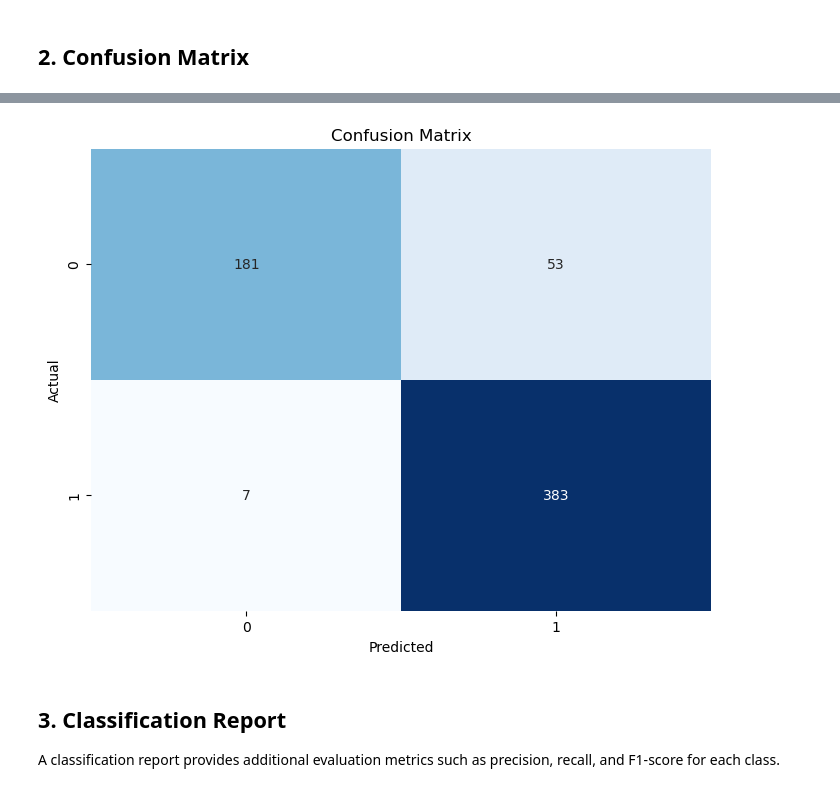
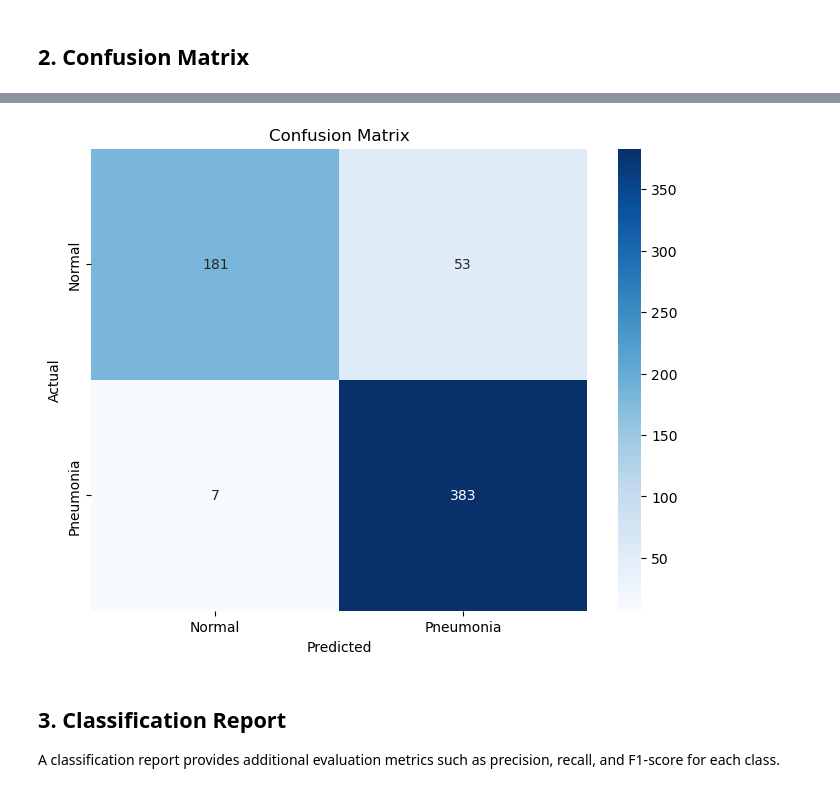
Before and after one commit to Ivan3864/Pneumonia-Detection, a Jupyter notebook: notebook.ipynb, the cells around one changed output, grey strips where cells are left out. Cells and saved outputs as stored; diff of their text form; code cells hidden in the pictures.

Commit message:
Sample predictions visualizations

```diff
--- a/notebook.ipynb
+++ b/notebook.ipynb
@@ -614,19 +615,16 @@ Test Accuracy: 90.38%
 ## 2. Confusion Matrix
 # %%
 
+# Generate predictions
+y_pred = model.predict(x_test)
+y_pred = (y_pred > 0.5)  # Convert probabilities to binary predictions
 
-# Get predictions on the test data
-y_pred = model.predict(x_test)
+# Calculate the confusion matrix
+confusion = confusion_matrix(y_test, y_pred)
 
-# Convert predictions to binary classes (0 or 1)
-y_pred_binary = (y_pred > 0.5).astype(int)
-
-# Create a confusion matrix
-conf_matrix = confusion_matrix(y_test, y_pred_binary)
-
-# Visualize the confusion matrix
+# Plot the confusion matrix
 plt.figure(figsize=(8, 6))
-sns.heatmap(conf_matrix, annot=True, fmt='d', cmap='Blues', cbar=False)
+sns.heatmap(confusion, annot=True, fmt='d', cmap='Blues', xticklabels=['Normal', 'Pneumonia'], yticklabels=['Normal', 'Pneumonia'])
 plt.xlabel('Predicted')
 plt.ylabel('Actual')
 plt.title('Confusion Matrix')
@@ -636,4 +634,4 @@ plt.show()
-[figure, old version]
+[figure, new version]
 # %% [markdown]
 ## 3. Classification Report
 A classification report provides additional evaluation metrics such as precision, recall, and F1-score for each class.
```
Also changed, not shown: parts of 6 cells of this notebook.
